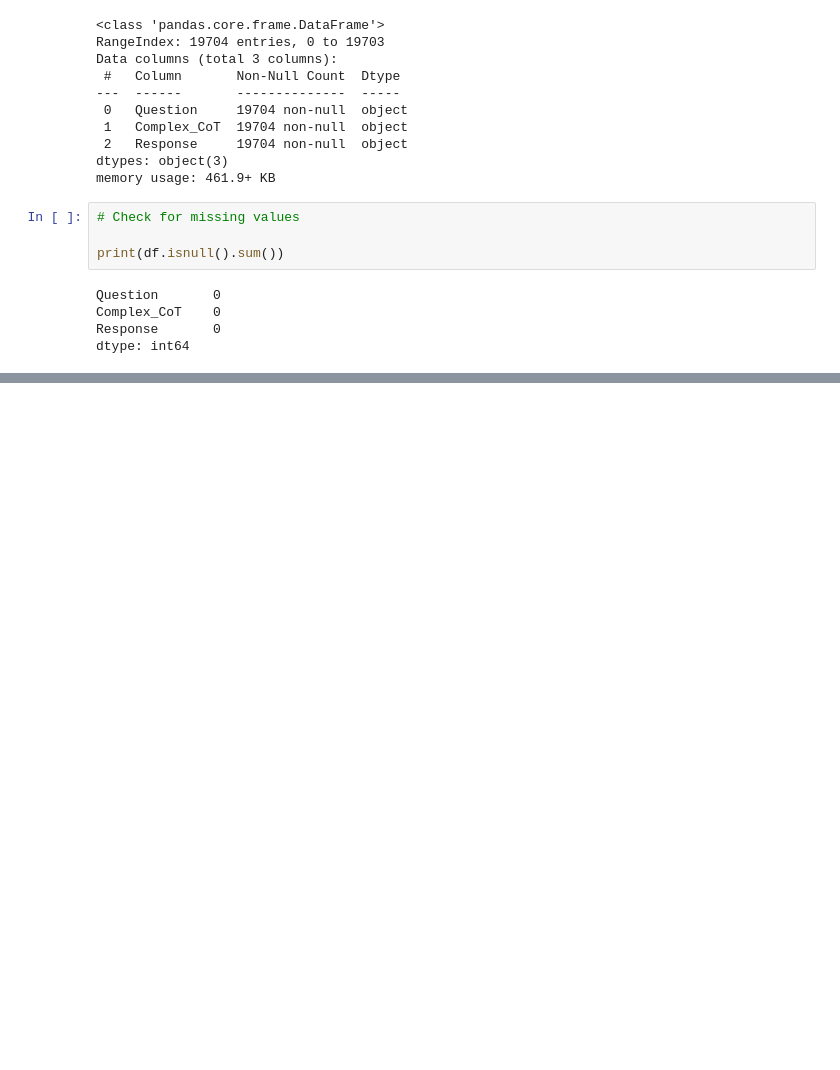
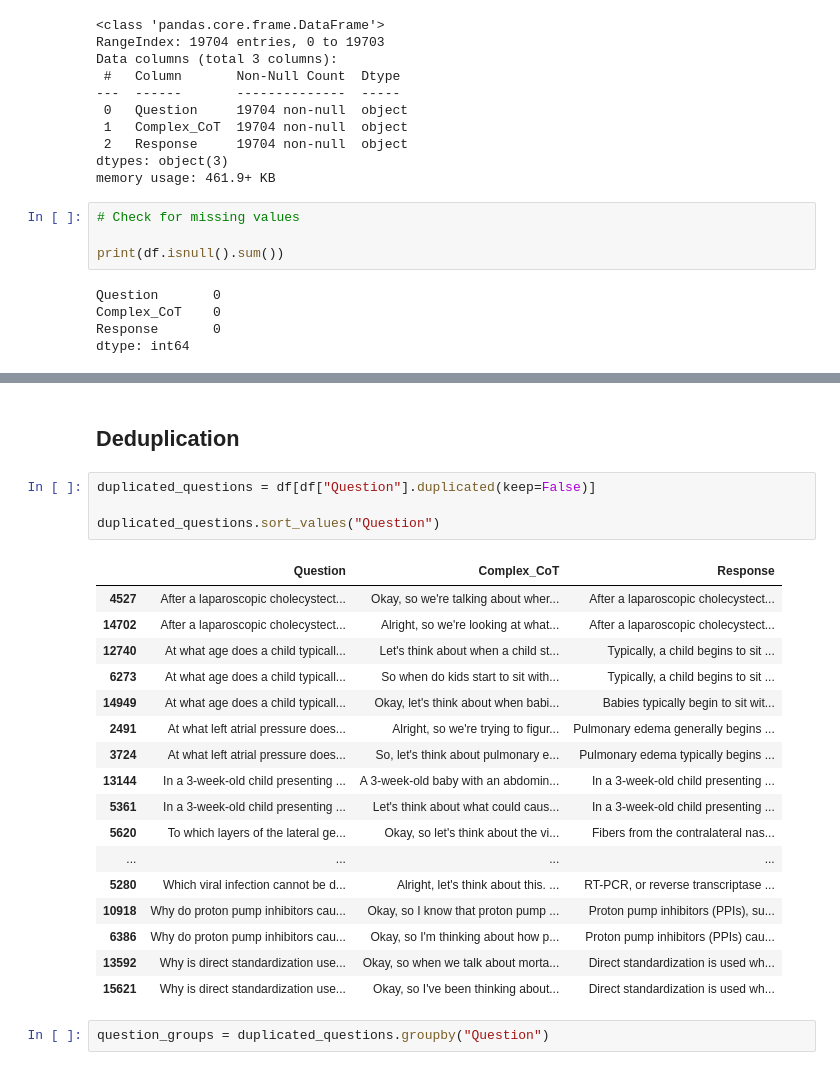
Before and after one commit to xueqingnie/ml-ai-portfolio, a Jupyter notebook: 01-medical-reasoning-llm/notebooks/01_data_cleaning.ipynb, the cells around one changed output, grey strips where cells are left out. Drawn from its saved outputs; the diff is of its cells as text; blank space fills up the shorter version.

```diff
--- a/01-medical-reasoning-llm/notebooks/01_data_cleaning.ipynb
+++ b/01-medical-reasoning-llm/notebooks/01_data_cleaning.ipynb
@@ -181,0 +275,26 @@ df.nlargest(5, "cot_length")[
+# %% [markdown]
+## Deduplication
+# %%
+duplicated_questions = df[df["Question"].duplicated(keep=False)]
+
+duplicated_questions.sort_values("Question")
+# %% [output]
+|  | Question | Complex_CoT | Response |
+| 4527 | After a laparoscopic cholecystect... | Okay, so we're talking about wher... | After a laparoscopic cholecystect... |
+| 14702 | After a laparoscopic cholecystect... | Alright, so we're looking at what... | After a laparoscopic cholecystect... |
+| 12740 | At what age does a child typicall... | Let's think about when a child st... | Typically, a child begins to sit ... |
+| 6273 | At what age does a child typicall... | So when do kids start to sit with... | Typically, a child begins to sit ... |
+| 14949 | At what age does a child typicall... | Okay, let's think about when babi... | Babies typically begin to sit wit... |
+| 2491 | At what left atrial pressure does... | Alright, so we're trying to figur... | Pulmonary edema generally begins ... |
+| 3724 | At what left atrial pressure does... | So, let's think about pulmonary e... | Pulmonary edema typically begins ... |
+| 13144 | In a 3-week-old child presenting ... | A 3-week-old baby with an abdomin... | In a 3-week-old child presenting ... |
+| 5361 | In a 3-week-old child presenting ... | Let's think about what could caus... | In a 3-week-old child presenting ... |
+| 5620 | To which layers of the lateral ge... | Okay, so let's think about the vi... | Fibers from the contralateral nas... |
+| ... | ... | ... | ... |
+| 5280 | Which viral infection cannot be d... | Alright, let's think about this. ... | RT-PCR, or reverse transcriptase ... |
+| 10918 | Why do proton pump inhibitors cau... | Okay, so I know that proton pump ... | Proton pump inhibitors (PPIs), su... |
+| 6386 | Why do proton pump inhibitors cau... | Okay, so I'm thinking about how p... | Proton pump inhibitors (PPIs) cau... |
+| 13592 | Why is direct standardization use... | Okay, so when we talk about morta... | Direct standardization is used wh... |
+| 15621 | Why is direct standardization use... | Okay, so I've been thinking about... | Direct standardization is used wh... |
+# %%
+question_groups = duplicated_questions.groupby("Question")
```
Also changed, not shown: parts of 23 cells of this notebook.
